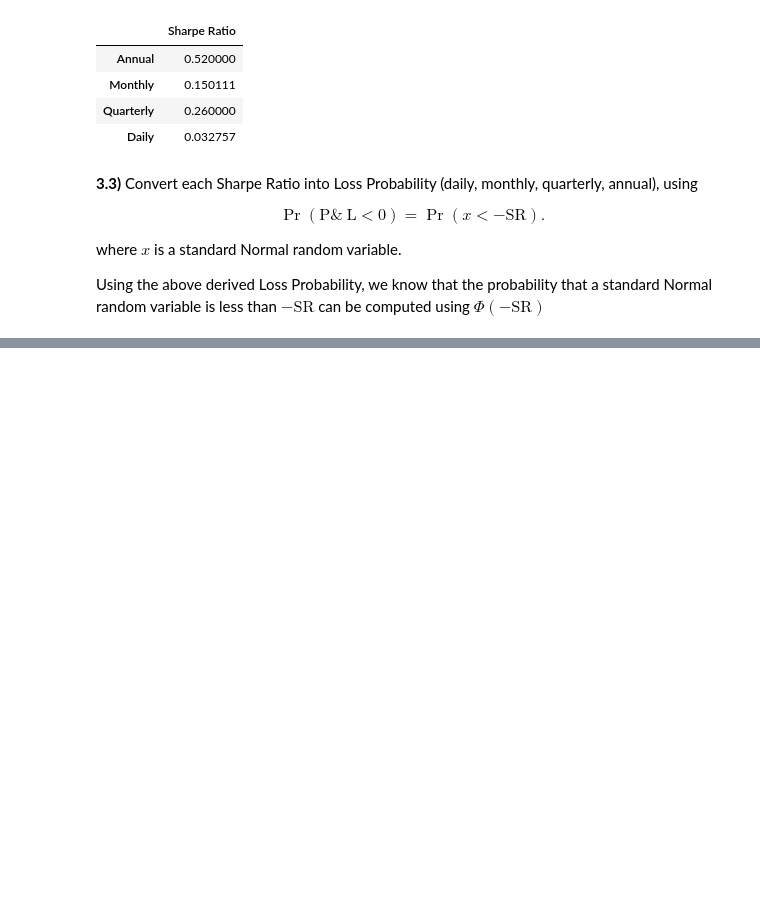
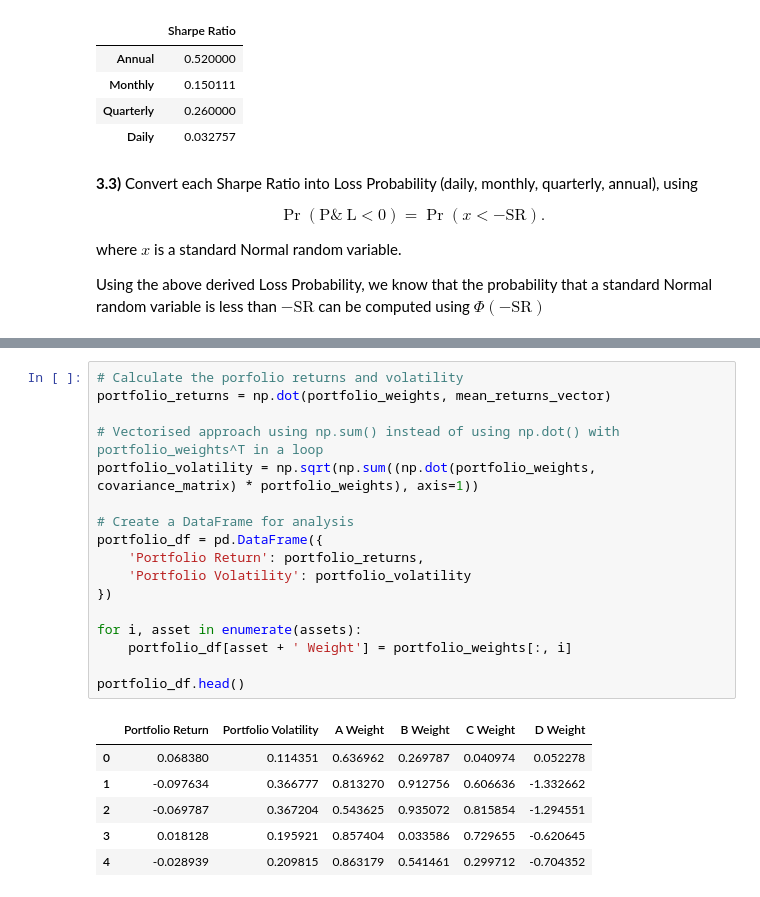
Before and after one commit to imharrisonking/cqf, a Jupyter notebook: 02-quantitative-risk-and-return/exam/E1_HARRISONKING_REPORT.ipynb, the cells around one changed output, grey strips where cells are left out. Saved outputs shown, nothing was run; the diff lists cells and outputs as text; blank space fills up the shorter version.

```diff
--- a/02-quantitative-risk-and-return/exam/E1_HARRISONKING_REPORT.ipynb
+++ b/02-quantitative-risk-and-return/exam/E1_HARRISONKING_REPORT.ipynb
@@ -537,0 +588,24 @@ sharpe_df.head()
+# %%
+# Calculate the porfolio returns and volatility
+portfolio_returns = np.dot(portfolio_weights, mean_returns_vector)
+
+# Vectorised approach using np.sum() instead of using np.dot() with portfolio_weights^T in a loop
+portfolio_volatility = np.sqrt(np.sum((np.dot(portfolio_weights, covariance_matrix) * portfolio_weights), axis=1))
+
+# Create a DataFrame for analysis
+portfolio_df = pd.DataFrame({
+    'Portfolio Return': portfolio_returns,
+    'Portfolio Volatility': portfolio_volatility
+})
+
+for i, asset in enumerate(assets):
+    portfolio_df[asset + ' Weight'] = portfolio_weights[:, i]
+
+portfolio_df.head()
+# %% [output]
+|  | Portfolio Return | Portfolio Volatility | A Weight | B Weight | C Weight | D Weight |
+| 0 | 0.068380 | 0.114351 | 0.636962 | 0.269787 | 0.040974 | 0.052278 |
+| 1 | -0.097634 | 0.366777 | 0.813270 | 0.912756 | 0.606636 | -1.332662 |
+| 2 | -0.069787 | 0.367204 | 0.543625 | 0.935072 | 0.815854 | -1.294551 |
+| 3 | 0.018128 | 0.195921 | 0.857404 | 0.033586 | 0.729655 | -0.620645 |
+| 4 | -0.028939 | 0.209815 | 0.863179 | 0.541461 | 0.299712 | -0.704352 |
```
Also changed, not shown: parts of 13 cells of this notebook.
